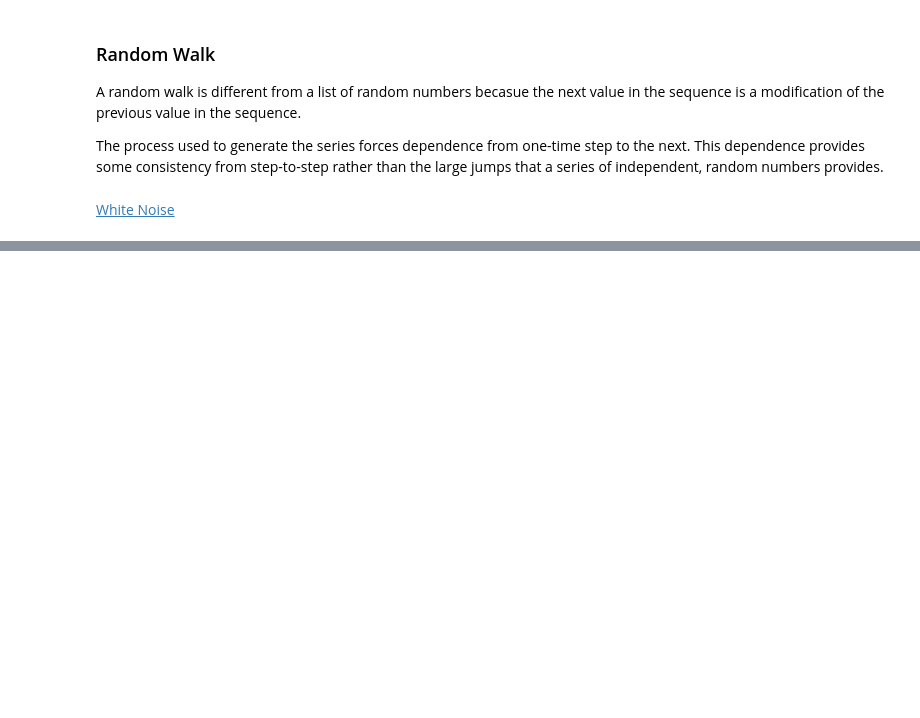
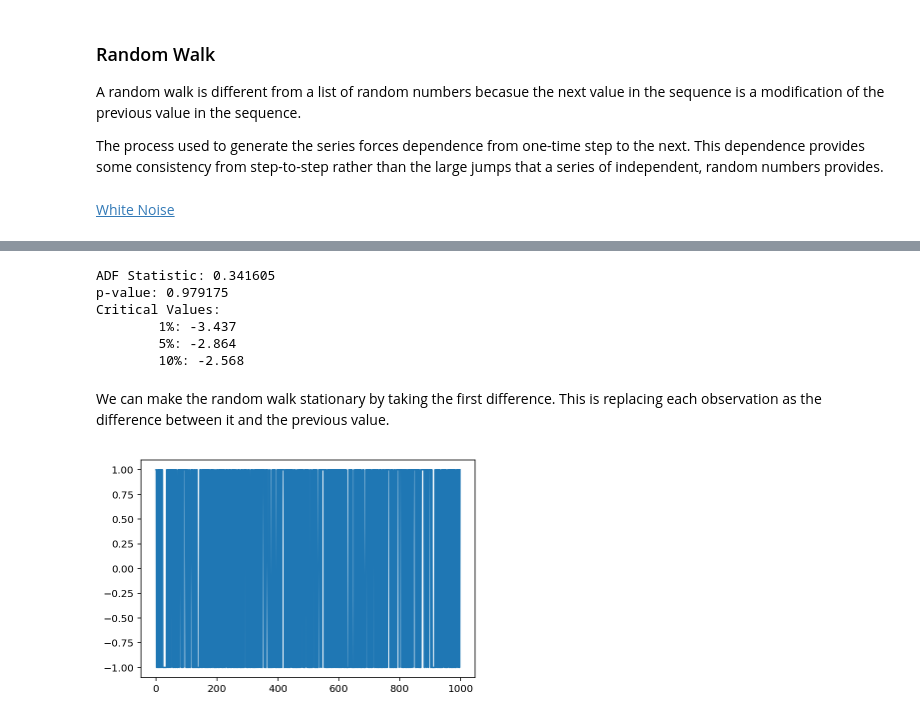
Before and after one commit to OranginaGaoZhao/Time-Series-Forecasting, a Jupyter notebook: Random Walk for Time Series Forecasting.ipynb, the cells around one changed output, grey strips where cells are left out. Saved outputs shown, nothing was run; the diff lists cells and outputs as text; code cells hidden in the pictures; blank space fills up the shorter version.

```diff
--- a/Random Walk for Time Series Forecasting.ipynb
+++ b/Random Walk for Time Series Forecasting.ipynb
@@ -31,0 +72,27 @@ The process used to generate the series forces dependence from one-time step to
+# %%
+from statsmodels.tsa.stattools import adfuller
+result = adfuller(random_walk)
+print('ADF Statistic: %f' % result[0])
+print('p-value: %f' % result[1])
+print('Critical Values:')
+for key, value in result[4].items():
+    print('\t%s: %.3f' % (key, value))
+# %% [output]
+ADF Statistic: 0.341605
+p-value: 0.979175
+Critical Values:
+        1%: -3.437
+        5%: -2.864
+        10%: -2.568
+# %% [markdown]
+We can make the random walk stationary by taking the first difference. This is replacing each observation as the difference between it and the previous value.
+# %%
+diff = list()
+for i in range(1, len(random_walk)):
+    value = random_walk[i] - random_walk[i-1]
+    diff.append(value)
+# line plot
+pyplot.plot(diff)
+pyplot.show()
+# %% [output]
+[figure, added]
```
Also changed, not shown: parts of 14 cells of this notebook.
